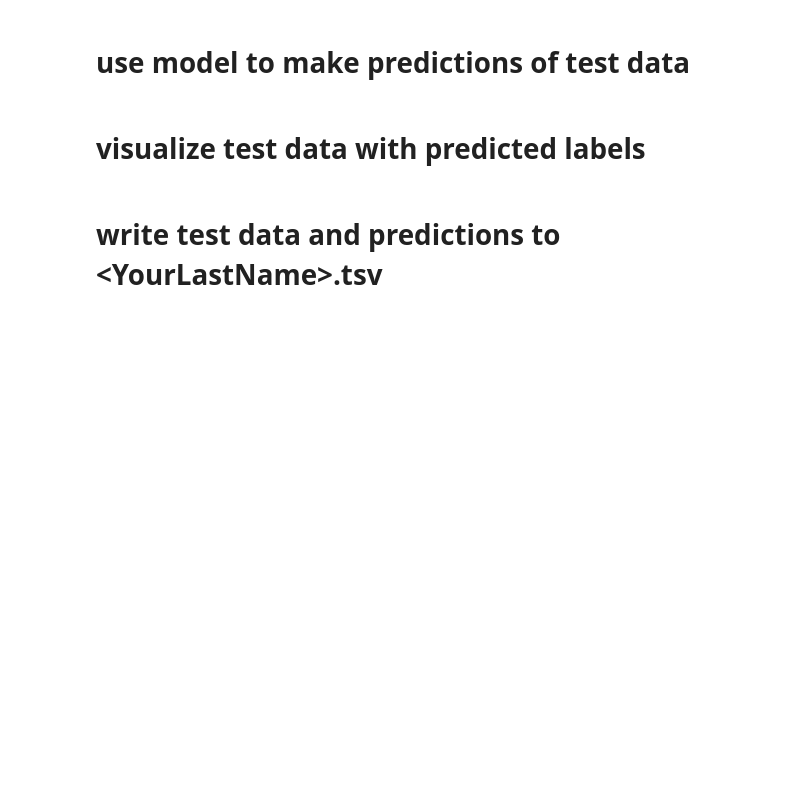
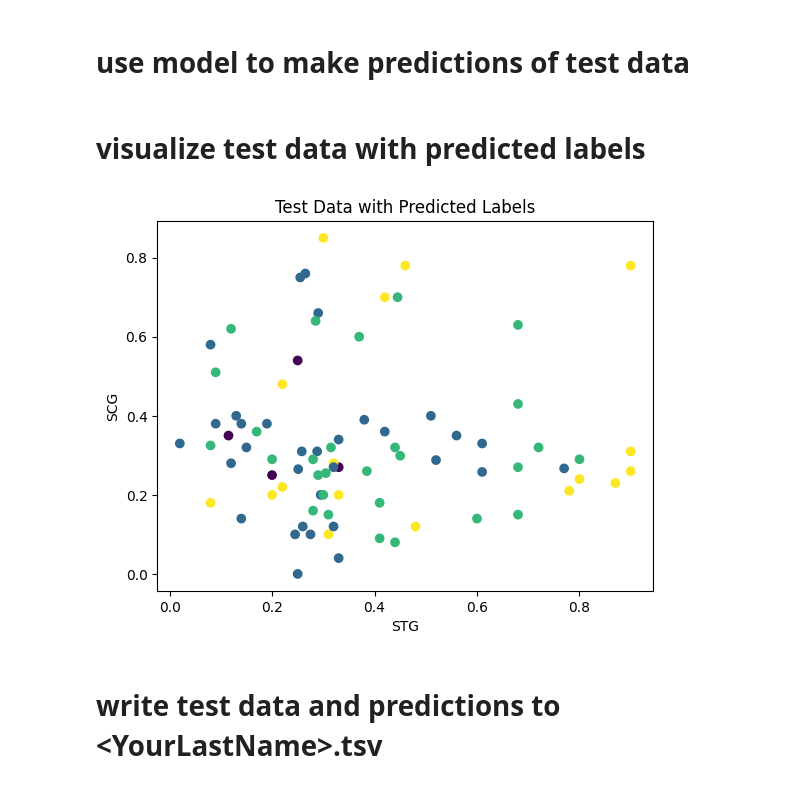
Before and after one commit to PatRakowicz/College-CS, a Jupyter notebook: CS-303/HW7/Homework_07-UserKnowledge.ipynb, the cells around one changed output. Saved outputs shown, nothing was run; the diff lists cells and outputs as text; code cells hidden in the pictures; blank space fills up the shorter version.

```diff
--- a/CS-303/HW7/Homework_07-UserKnowledge.ipynb
+++ b/CS-303/HW7/Homework_07-UserKnowledge.ipynb
@@ -104,4 +89,8 @@ KNeighborsClassifier()
 # %% [markdown]
 # read in test data
 # %%
-test_df = pd.read_csv('test.tsv', delimiter='\t')
+test_df = pd.read_csv('test.tsv', sep='\t')
+
+X_test = test_df[['STG', 'SCG', 'STR', 'LPR', 'PEG']]
+
+print(test_df)
@@ -108,6 +112,20 @@ test_df = pd.read_csv('test.tsv', delimiter='\t')
 # %% [markdown]
 # use model to make predictions of test data
+# %%
+y_pred = knn.predict(X_test)
+
+target_dict = {0: 'Very_Low', 1: 'Low', 2: 'Middle', 3: 'High'}
+y_pred_str = pd.Series(y_pred).replace(target_dict)
 # %% [markdown]
 # visualize test data with predicted labels
+# %%
+fig3, ax3 = plt.subplots()
+ax3.scatter(X_test.iloc[:, 0], X_test.iloc[:, 1], c=y_pred)
+ax3.set_xlabel('STG')
+ax3.set_ylabel('SCG')
+ax3.set_title('Test Data with Predicted Labels')
+plt.show()
+# %% [output]
+[figure, added]
 # %% [markdown]
 # write test data and predictions to \<YourLastName>.tsv
```
Also changed, not shown: parts of 15 cells of this notebook, 1 other file.
